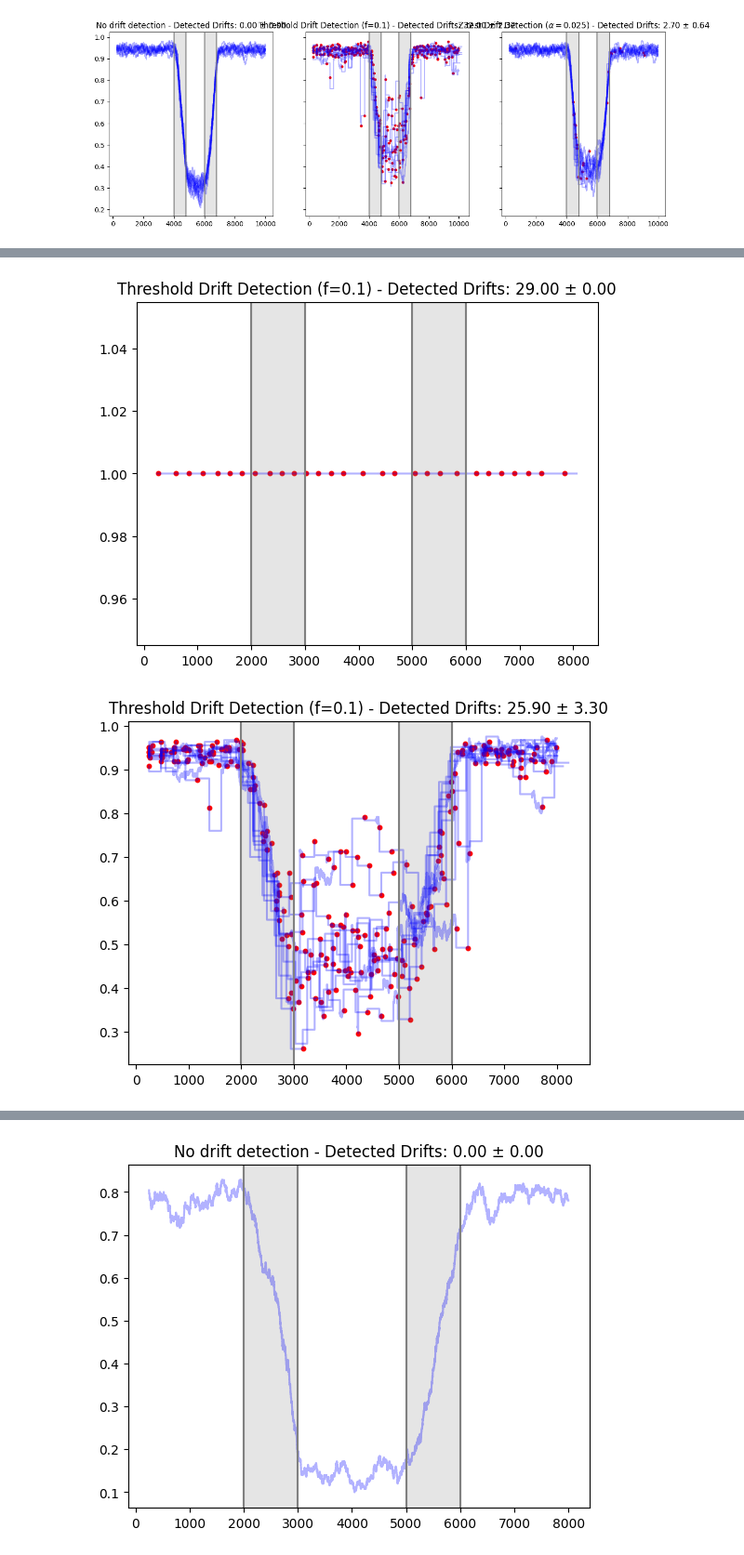
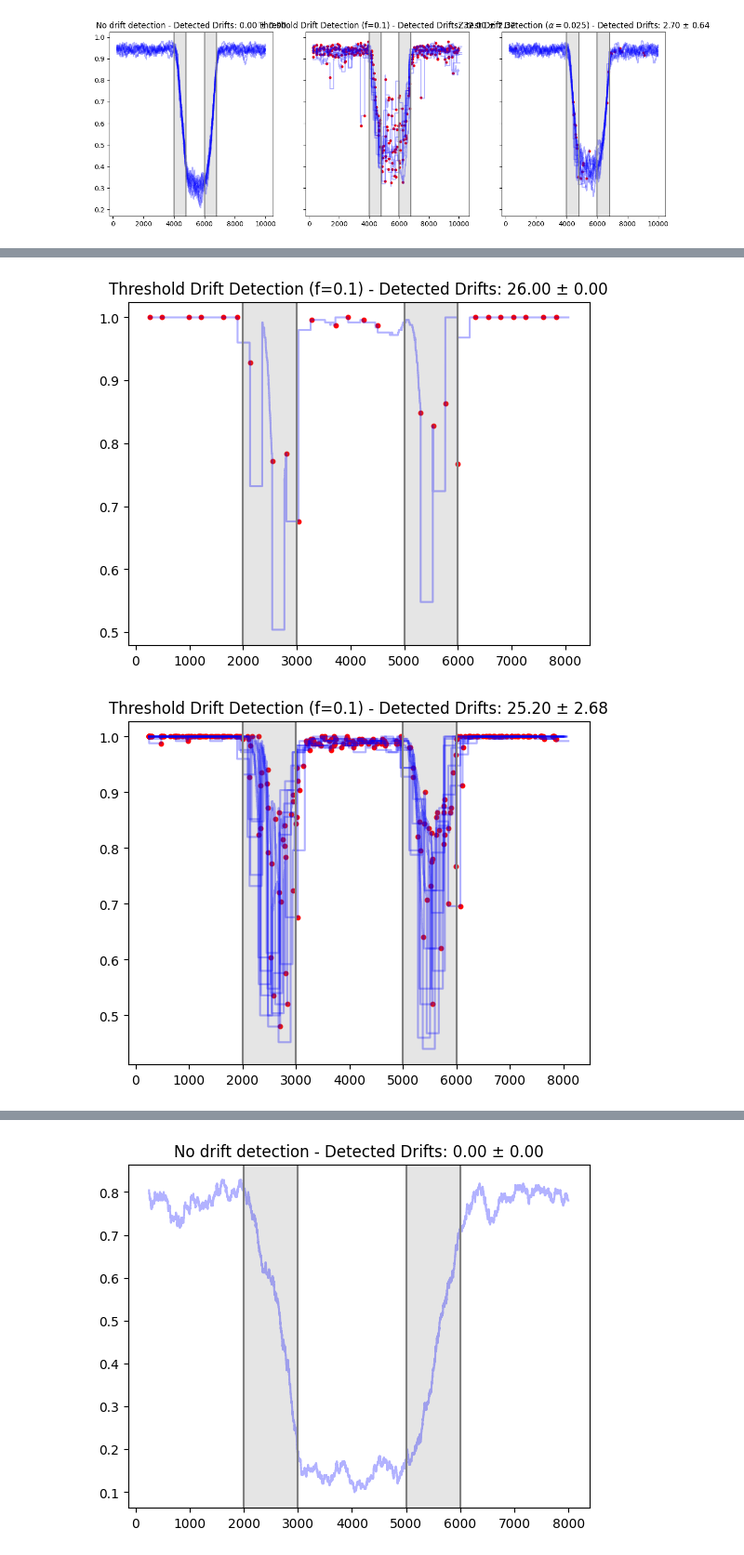
Before and after one commit to dariomalchiodi/occ-drift-detection, a Jupyter notebook: river.ipynb, the cells around one changed output, grey strips where cells are left out. Shown at 93% size. Drawn from its saved outputs; the diff is of its cells as text; code cells hidden in the pictures.

```diff
--- a/river.ipynb
+++ b/river.ipynb
@@ -405,9 +451,10 @@ def generate_figure(ax, accuracy, detected_drifts, stream, detector):
         ax.axvline(start_drift, color='gray', linewidth=1.5, alpha=1.0)
         ax.axvline(end_drift, color='gray', linewidth=1.5, alpha=1.0)
 
-    message = f'{detector.message()} - Detected Drifts: '
+    message = 'Detected Drifts: '
     message += f'{np.mean(num_drifts):.2f} ± {np.std(num_drifts):.2f}'
     ax.set_title(message)
+    ax.set_xlabel(detector.message())
 # %%
 n = 250 # window size
 f = 0.1 # outlier fraction threshold
@@ -551,3 +598,18 @@ def stream_factory_2(seed):
                                 drift_points=drift_points,
                                 rng=rng)
     return stream
+# %%
+model = HoeffdingTreeClassifier(tree.HoeffdingTreeClassifier())
+seed = 42
+rng = np.random.default_rng(seed)
+g1 = GaussianMixture(mu=[[0, -1], [1, 1]], sigma=[[0.01, 0.2], [0.2, 0.01]],
+                     class_=[0, 1], p=[0.5, 0.5], n=80_000, rng=rng)
+
+x_window = deque(maxlen=n)
+y_window = deque(maxlen=n)
+
+accumulate_examples(g1, n, x_window, y_window)
+
+model.learn_many(np.array(x_window), np.array(y_window))
+
+model.predict([[0, 0], [1, 1]])
@@ -553,0 +687,16 @@ def stream_factory_2(seed):
+# %%
+def stream_factory_2_new(seed):
+    rng = np.random.default_rng(seed)
+    g1 = GaussianMixture(mu=[[0, -1], [1, 1]], sigma=[[0.01, 0.2], [0.2, 0.01]],
+                     class_=[0, 1], p=[0.5, 0.5], n=80_000, rng=rng)
+    g2 = GaussianMixture(mu=[[0, -1], [-1, -2]], sigma=[[0.01, 0.2], [0.2, 0.01]],
+                            class_=[0, 1], p=[0.5, 0.5], n=80_000, rng=rng)
+    g3 = GaussianMixture(mu=[[0, -1], [1, 1]], sigma=[[0.01, 0.2], [0.2, 0.01]],
+                            class_=[0, 1], p=[0.5, 0.5], n=80_000, rng=rng)
+    mixtures=[g1, g2, g3]
+
+    drift_points=[(2_000, 3_000), (5_000, 6_000)]
+    stream = DriftingMixtureStream(mixtures=mixtures,
+                                drift_points=drift_points,
+                                rng=rng)
+    return stream
@@ -590,30 +740,34 @@ plt.show()
 detector = ThresholdDriftDetector(f)
 seed = 42
 rng = np.random.default_rng(seed)
-stream = stream_factory_2(seed)
+stream = stream_factory_2_new(seed)
 model = tree.HoeffdingTreeClassifier()
+detector = ThresholdDriftDetector(f)
 
 accuracy, detected_drifts = experiment(n, nu, gamma, max_t, stream, detector, model)
 fig, ax = plt.subplots()
 generate_figure(ax, [accuracy], [detected_drifts], stream, detector)
 plt.show()
 # %% [output]
-[figure, old version]
+[figure, new version]
 # %%
 seeds = np.arange(42, 142, 10)
 threshold_accuray = []
 threshold_detected_drifts = []
 for seed in seeds:
     rng = np.random.default_rng(seed)
-    stream = stream_factory_2(seed)
+    stream = stream_factory_2_new(seed)
+    model = tree.HoeffdingTreeClassifier()
+    detector = ThresholdDriftDetector(f)
+
 
     accuracy, detected_drifts = experiment(n, nu, gamma, max_t, stream, detector, model)
     threshold_accuray.append(accuracy)
     threshold_detected_drifts.append(detected_drifts)
 fig, ax = plt.subplots()
 generate_figure(ax, threshold_accuray, threshold_detected_drifts, stream, detector)
 plt.show()
 # %% [output]
-[figure, old version]
+[figure, new version]
 # %%
 alpha = 0.025
```
Also changed, not shown: parts of 15 cells of this notebook.
